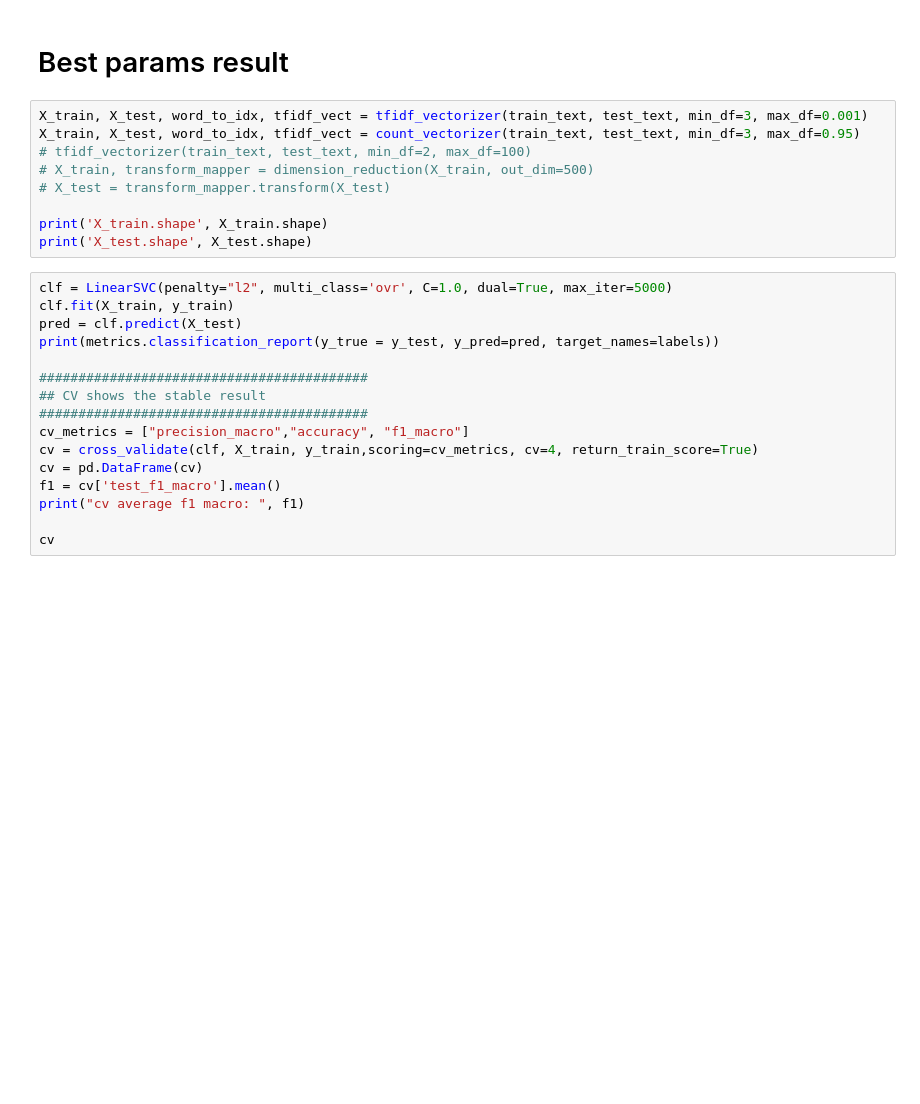
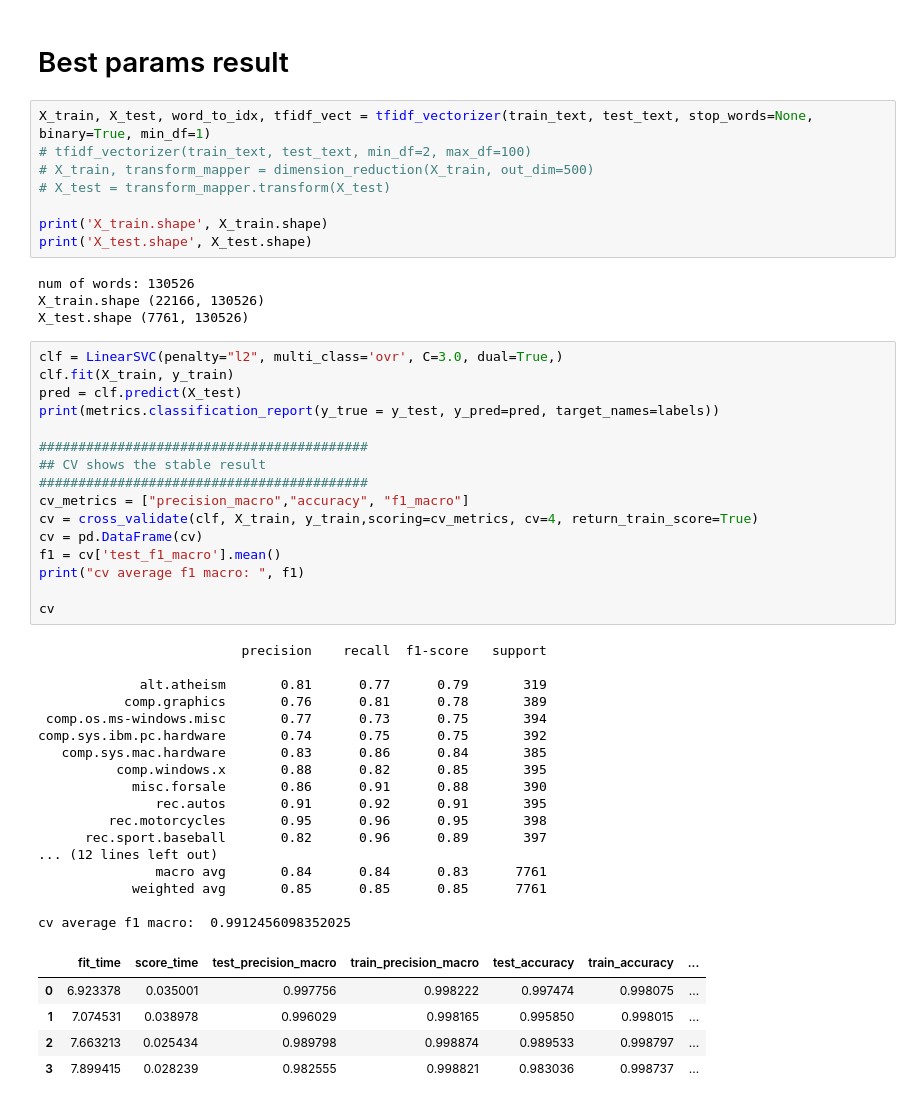
Before and after one commit to InscribeDeeper/Text-Classification, a Jupyter notebook: code/Classification_svm_nb_baseline-augmentation.ipynb, the cells around one changed output. Drawn from its saved outputs; the diff is of its cells as text; blank space fills up the shorter version.

```diff
--- a/code/Classification_svm_nb_baseline-augmentation.ipynb
+++ b/code/Classification_svm_nb_baseline-augmentation.ipynb
@@ -83,30 +104,56 @@ cv_results.to_excel(f"SVC_cv_result_{nb_name}.xlsx")
 # %% [markdown]
 # Best params result
 # %%
-X_train, X_test, word_to_idx, tfidf_vect = tfidf_vectorizer(train_text, test_text, min_df=3, max_df=0.001)
-X_train, X_test, word_to_idx, tfidf_vect = count_vectorizer(train_text, test_text, min_df=3, max_df=0.95)
+X_train, X_test, word_to_idx, tfidf_vect = tfidf_vectorizer(train_text, test_text, stop_words=None, binary=True, min_df=1)
 # tfidf_vectorizer(train_text, test_text, min_df=2, max_df=100)
 # X_train, transform_mapper = dimension_reduction(X_train, out_dim=500)
 # X_test = transform_mapper.transform(X_test)
 
 print('X_train.shape', X_train.shape)
 print('X_test.shape', X_test.shape)
+# %% [output]
+num of words: 130526
+X_train.shape (22166, 130526)
+X_test.shape (7761, 130526)
 # %%
-clf = LinearSVC(penalty="l2", multi_class='ovr', C=1.0, dual=True, max_iter=5000)
+clf = LinearSVC(penalty="l2", multi_class='ovr', C=3.0, dual=True,)
 clf.fit(X_train, y_train)
 pred = clf.predict(X_test)
 print(metrics.classification_report(y_true = y_test, y_pred=pred, target_names=labels))
 
 ##########################################
 ## CV shows the stable result
 ##########################################
 cv_metrics = ["precision_macro","accuracy", "f1_macro"]
 cv = cross_validate(clf, X_train, y_train,scoring=cv_metrics, cv=4, return_train_score=True)
 cv = pd.DataFrame(cv)
 f1 = cv['test_f1_macro'].mean()
 print("cv average f1 macro: ", f1)
 
 cv
+# %% [output]
+                          precision    recall  f1-score   support
+
+             alt.atheism       0.81      0.77      0.79       319
+           comp.graphics       0.76      0.81      0.78       389
+ comp.os.ms-windows.misc       0.77      0.73      0.75       394
+comp.sys.ibm.pc.hardware       0.74      0.75      0.75       392
+   comp.sys.mac.hardware       0.83      0.86      0.84       385
+          comp.windows.x       0.88      0.82      0.85       395
+            misc.forsale       0.86      0.91      0.88       390
+               rec.autos       0.91      0.92      0.91       395
+         rec.motorcycles       0.95      0.96      0.95       398
+      rec.sport.baseball       0.82      0.96      0.89       397
+... (12 lines left out)
+               macro avg       0.84      0.84      0.83      7761
+            weighted avg       0.85      0.85      0.85      7761
+
+cv average f1 macro:  0.9912456098352025
+|  | fit_time | score_time | test_precision_macro | train_precision_macro | test_accuracy | train_accuracy | ... |
+| 0 | 6.923378 | 0.035001 | 0.997756 | 0.998222 | 0.997474 | 0.998075 | ... |
+| 1 | 7.074531 | 0.038978 | 0.996029 | 0.998165 | 0.995850 | 0.998015 | ... |
+| 2 | 7.663213 | 0.025434 | 0.989798 | 0.998874 | 0.989533 | 0.998797 | ... |
+| 3 | 7.899415 | 0.028239 | 0.982555 | 0.998821 | 0.983036 | 0.998737 | ... |
 # %%
 clf = MultinomialNB()
 clf.fit(X_train, y_train)
```
Also changed, not shown: parts of 9 cells of this notebook, 25 other files.
